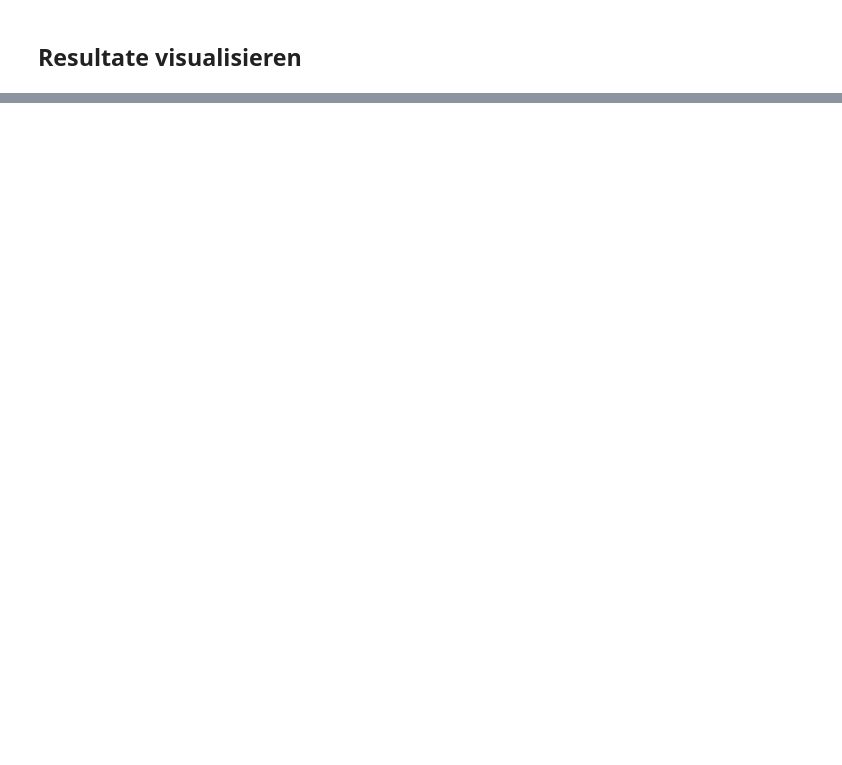
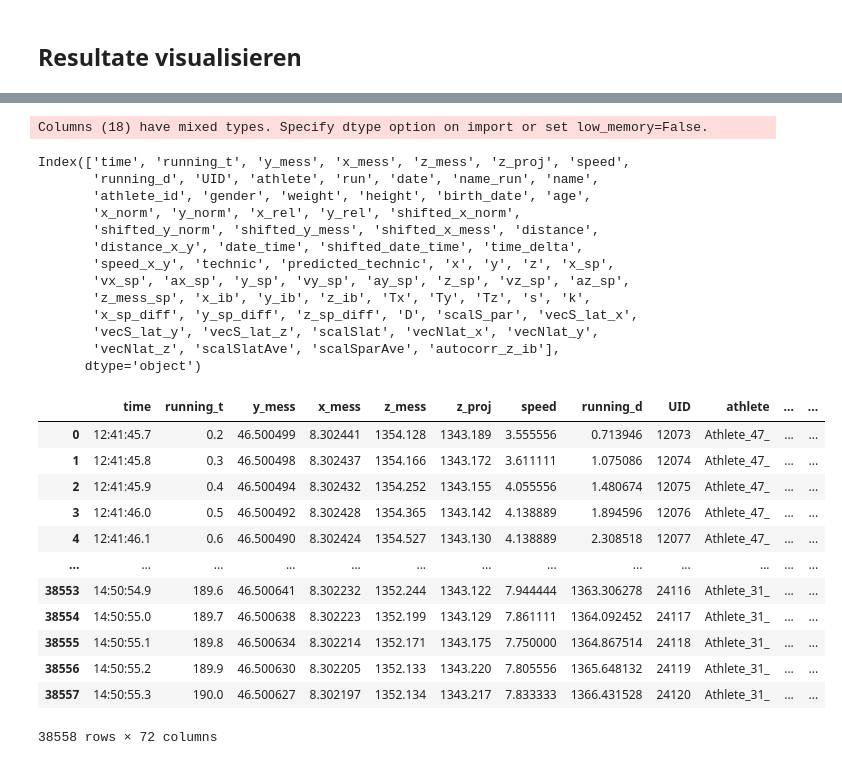
Before and after one commit to Louisfhgr/Dash.py, a Jupyter notebook: BA_Test.ipynb, the cells around one changed output, grey strips where cells are left out. Drawn from its saved outputs; the diff is of its cells as text; code cells hidden in the pictures; blank space fills up the shorter version.

```diff
--- a/BA_Test.ipynb
+++ b/BA_Test.ipynb
@@ -59,0 +225,34 @@ ausführen.
+# %%
+export_data_transformed = pd.read_csv("/content/export_data_transformed.csv")
+# %% [output]
+Columns (18) have mixed types. Specify dtype option on import or set low_memory=False.
+# %%
+print(export_data_transformed.columns)
+export_data_transformed
+# %% [output]
+Index(['time', 'running_t', 'y_mess', 'x_mess', 'z_mess', 'z_proj', 'speed',
+       'running_d', 'UID', 'athlete', 'run', 'date', 'name_run', 'name',
+       'athlete_id', 'gender', 'weight', 'height', 'birth_date', 'age',
+       'x_norm', 'y_norm', 'x_rel', 'y_rel', 'shifted_x_norm',
+       'shifted_y_norm', 'shifted_y_mess', 'shifted_x_mess', 'distance',
+       'distance_x_y', 'date_time', 'shifted_date_time', 'time_delta',
+       'speed_x_y', 'technic', 'predicted_technic', 'x', 'y', 'z', 'x_sp',
+       'vx_sp', 'ax_sp', 'y_sp', 'vy_sp', 'ay_sp', 'z_sp', 'vz_sp', 'az_sp',
+       'z_mess_sp', 'x_ib', 'y_ib', 'z_ib', 'Tx', 'Ty', 'Tz', 's', 'k',
+       'x_sp_diff', 'y_sp_diff', 'z_sp_diff', 'D', 'scalS_par', 'vecS_lat_x',
+       'vecS_lat_y', 'vecS_lat_z', 'scalSlat', 'vecNlat_x', 'vecNlat_y',
+       'vecNlat_z', 'scalSlatAve', 'scalSparAve', 'autocorr_z_ib'],
+      dtype='object')
+|  | time | running_t | y_mess | x_mess | z_mess | z_proj | speed | running_d | UID | athlete | ... | ... |
+| 0 | 12:41:45.7 | 0.2 | 46.500499 | 8.302441 | 1354.128 | 1343.189 | 3.555556 | 0.713946 | 12073 | Athlete_47_ | ... | ... |
+| 1 | 12:41:45.8 | 0.3 | 46.500498 | 8.302437 | 1354.166 | 1343.172 | 3.611111 | 1.075086 | 12074 | Athlete_47_ | ... | ... |
+| 2 | 12:41:45.9 | 0.4 | 46.500494 | 8.302432 | 1354.252 | 1343.155 | 4.055556 | 1.480674 | 12075 | Athlete_47_ | ... | ... |
+| 3 | 12:41:46.0 | 0.5 | 46.500492 | 8.302428 | 1354.365 | 1343.142 | 4.138889 | 1.894596 | 12076 | Athlete_47_ | ... | ... |
+| 4 | 12:41:46.1 | 0.6 | 46.500490 | 8.302424 | 1354.527 | 1343.130 | 4.138889 | 2.308518 | 12077 | Athlete_47_ | ... | ... |
+| ... | ... | ... | ... | ... | ... | ... | ... | ... | ... | ... | ... | ... |
+| 38553 | 14:50:54.9 | 189.6 | 46.500641 | 8.302232 | 1352.244 | 1343.122 | 7.944444 | 1363.306278 | 24116 | Athlete_31_ | ... | ... |
+| 38554 | 14:50:55.0 | 189.7 | 46.500638 | 8.302223 | 1352.199 | 1343.129 | 7.861111 | 1364.092452 | 24117 | Athlete_31_ | ... | ... |
+| 38555 | 14:50:55.1 | 189.8 | 46.500634 | 8.302214 | 1352.171 | 1343.175 | 7.750000 | 1364.867514 | 24118 | Athlete_31_ | ... | ... |
+| 38556 | 14:50:55.2 | 189.9 | 46.500630 | 8.302205 | 1352.133 | 1343.220 | 7.805556 | 1365.648132 | 24119 | Athlete_31_ | ... | ... |
+| 38557 | 14:50:55.3 | 190.0 | 46.500627 | 8.302197 | 1352.134 | 1343.217 | 7.833333 | 1366.431528 | 24120 | Athlete_31_ | ... | ... |
+38558 rows × 72 columns
```
Also changed, not shown: parts of 21 cells of this notebook.
